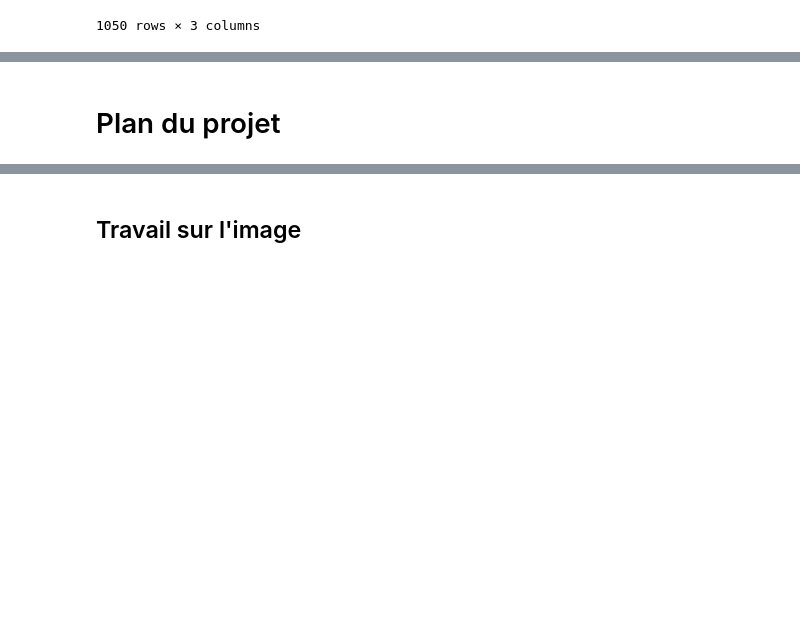
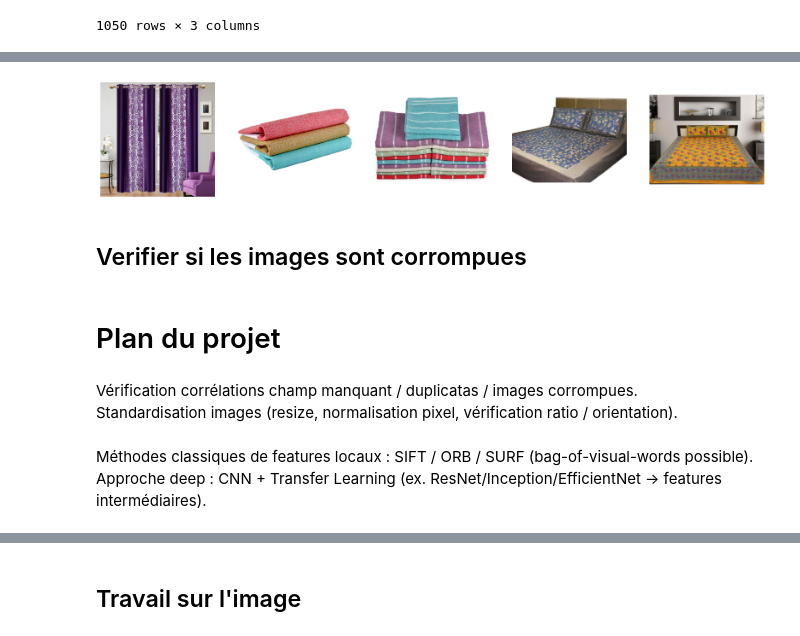
Before and after one commit to JeanProjets/Projet_6, a Jupyter notebook: Projet_6_feature_image.ipynb, the cells around one changed output, grey strips where cells are left out. Cells and saved outputs as stored; diff of their text form; code cells hidden in the pictures; blank space fills up the shorter version.

```diff
--- a/Projet_6_feature_image.ipynb
+++ b/Projet_6_feature_image.ipynb
@@ -126,2 +201,27 @@ df_pict
+# %%
+import matplotlib.pyplot as plt
+
+# Get the first 5 images
+images = df_pict['img_orig'].iloc[:5]
+
+# Create a figure with 1 row and 5 columns
+fig, axes = plt.subplots(1, 5, figsize=(20, 5))
+
+# Loop through each image and its corresponding spot (axis)
+for ax, img in zip(axes, images):
+    ax.imshow(img)
+    ax.axis('off') # Hides the axis numbers for a cleaner look
+
+plt.show()
+# %% [output]
+[figure, added]
+# %% [markdown]
+## Verifier si les images sont corrompues
 # %% [markdown]
 # Plan du projet
+# %% [markdown]
+Vérification corrélations champ manquant / duplicatas / images corrompues.
+Standardisation images (resize, normalisation pixel, vérification ratio / orientation).
+# %% [markdown]
+Méthodes classiques de features locaux : SIFT / ORB / SURF (bag-of-visual-words possible).
+Approche deep : CNN + Transfer Learning (ex. ResNet/Inception/EfficientNet → features intermédiaires).
```
Also changed, not shown: parts of 49 cells of this notebook, 13 other files.
